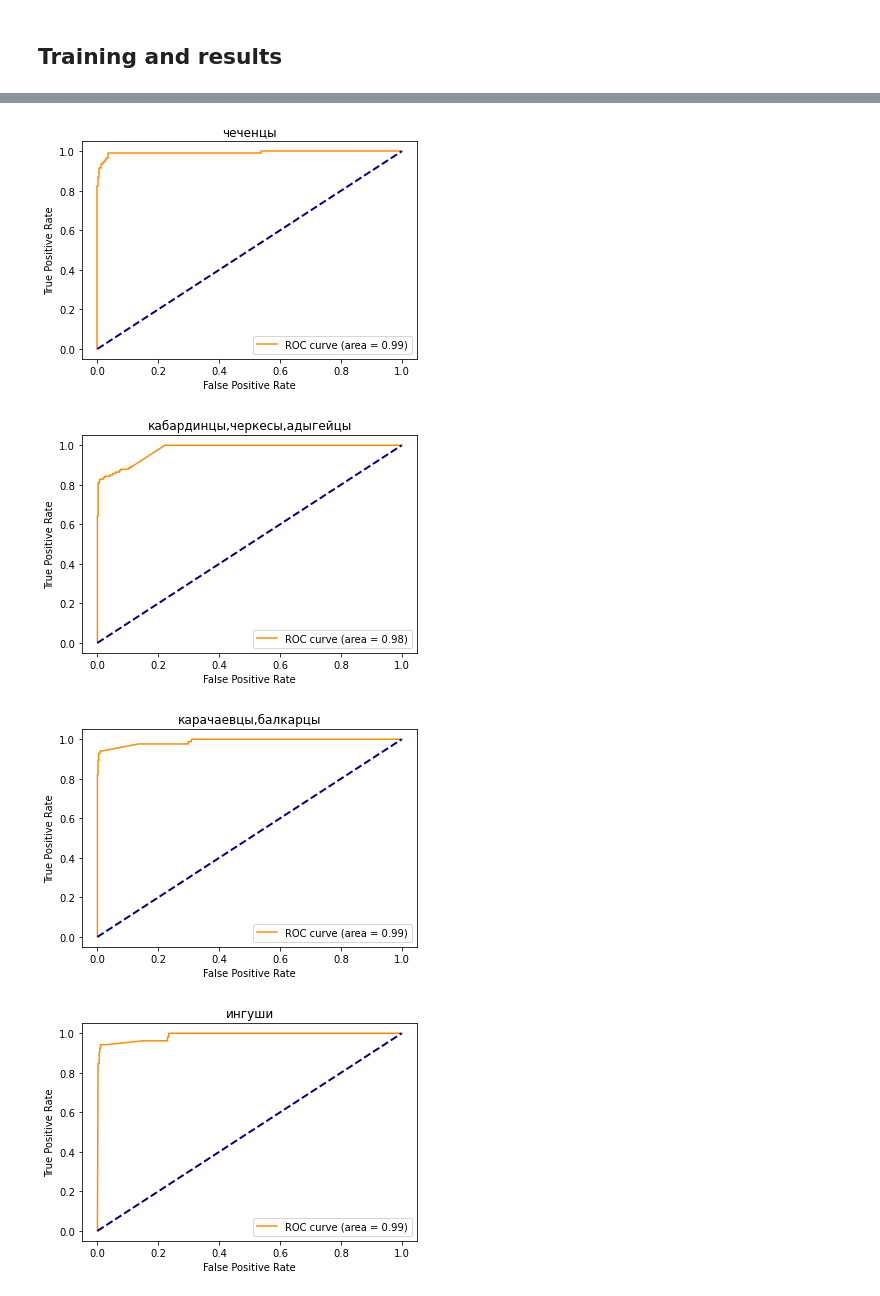
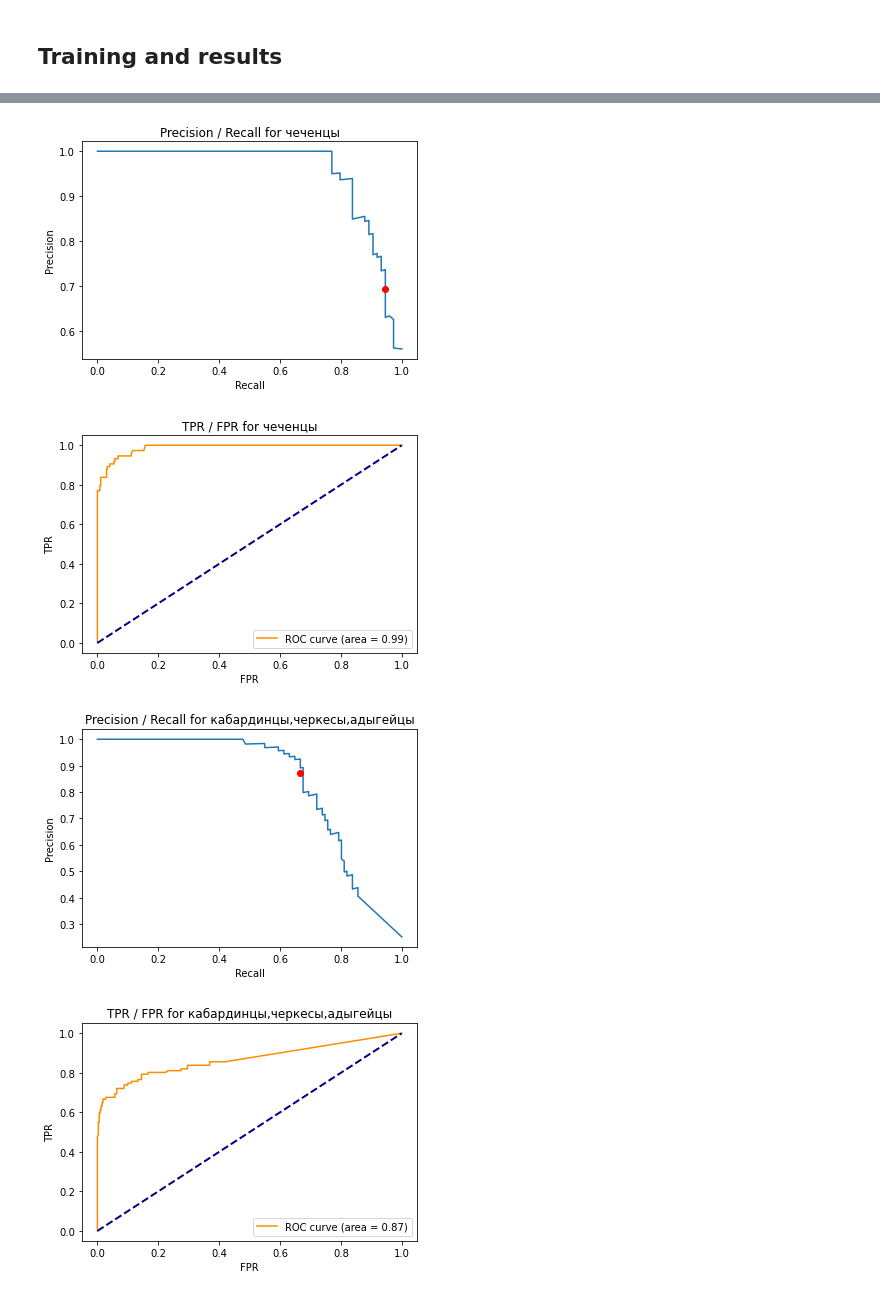
Before and after one commit to alexeyshmelev/genotek-nationality-analysis, a Jupyter notebook: genotek.ipynb, the cells around one changed output, grey strips where cells are left out. Drawn from its saved outputs; the diff is of its cells as text; code cells hidden in the pictures.

```diff
--- a/genotek.ipynb
+++ b/genotek.ipynb
@@ -160,0 +934,3 @@ weighted avg       0.78      0.52      0.56      2389
+# %%
+tr, ts, nks = get_train_test_nodes(df, 0.9)
+data, test_graphs = make_train_test_dataset(df, tr, ts, nks)
@@ -160,0 +1082,14 @@ weighted avg       0.78      0.52      0.56      2389
+# %%
+from sklearn.metrics import f1_score
+y_true = []
+y_pred = []
+
+for i in range(len(test_graphs)):
+    y_pred.append(np.argmax(F.softmax(model(test_graphs[i])[-1], dim=0).cpu().detach().numpy()))
+    y_true.append(test_graphs[i].y[-1])
+
+print(classification_report(y_true, y_pred))
+
+print(confusion_matrix(y_true, y_pred))
+
+print(f1_score(y_true, y_pred, average='weighted'))
@@ -160,0 +1298,3 @@ weighted avg       0.78      0.52      0.56      2389
+# %%
+X, y = np.ones((50, 1)), np.hstack(([0] * 45, [1] * 5))
+skf = StratifiedKFold(n_splits=3)
@@ -234,7 +1386,7 @@ def get_dataset(df, cond):
 
     return nodes_dict
 
-data = get_dataset(df, 0.71) # second number - the part of training data
+data = get_dataset(df, 0.2) # second number - the part of training data
 
 inputs = [list(i[0].values()) for i in list(data.values())]
 targets = [i[1] for i in list(data.values())]
@@ -251,7 +1403,8 @@ def rbf_kernel_safe(X, Y=None, gamma=None):
     np.exp(K, K)    # exponentiate K in-place
     return K
 
-label_prop_model = LabelSpreading(kernel=rbf_kernel_safe, max_iter=1000, tol=1e-3, n_jobs=-1, gamma=200)
+# label_prop_model = LabelSpreading(kernel=rbf_kernel_safe, max_iter=1000, tol=1e-3, n_jobs=-1, gamma=200)
+label_prop_model = LabelSpreading(kernel='knn', max_iter=1000, tol=1e-3, n_jobs=-1, n_neighbors=11, gamma=100)
 label_prop_model.fit(inputs, targets)
 predicted = label_prop_model.predict(inputs)
 
@@ -262,6 +1415,7 @@ data = get_dataset(df, 2) # second number - whatever number > 1 because we need
 targets = np.array([i[1] for i in list(data.values())])
 
 print(classification_report(targets[unlabeled_targets], predicted[unlabeled_targets]))
+cr = classification_report(targets[unlabeled_targets], predicted[unlabeled_targets], output_dict=True)
 
 cm = confusion_matrix(targets, predicted, labels=label_prop_model.classes_)
 print(cm)
@@ -279,14 +1433,24 @@ plt.savefig(r"C:\HSE\genotek\cm_nc.png", bbox_inches="tight")
 plt.show()
 
 for i in range(8):
-    fpr, tpr, _ = metrics.roc_curve(targets,  label_prop_model.predict_proba(inputs)[:, i], pos_label=i)
+    fpr, tpr, _ = metrics.roc_curve(targets[unlabeled_targets],  label_prop_model.predict_proba(inputs)[:, i][unlabeled_targets], pos_label=i)
+    pre, rec, _ = metrics.precision_recall_curve(targets[unlabeled_targets],  label_prop_model.predict_proba(inputs)[:, i][unlabeled_targets], pos_label=i)
 
     plt.clf()
-    plt.title(list(all_types_dict.keys())[i])
+    plt.title('Precision / Recall for ' + list(all_types_dict.keys())[i])
+    plt.plot(rec, pre)
+    plt.plot(cr[str(i)]['recall'], cr[str(i)]['precision'], 'ro')
+    plt.ylabel('Precision')
+    plt.xlabel('Recall')
+    plt.savefig(rf"C:\HSE\genotek\precision_recall_curves_{list(all_types_dict.keys())[i]}.png", bbox_inches="tight")
+    plt.show()
+
+    plt.clf()
+    plt.title('TPR / FPR for ' + list(all_types_dict.keys())[i])
     plt.plot(fpr, tpr, label="ROC curve (area = %0.2f)" % metrics.auc(fpr, tpr), color="darkorange")
     plt.plot([0, 1], [0, 1], color="navy", lw=2, linestyle="--")
-    plt.ylabel('True Positive Rate')
-    plt.xlabel('False Positive Rate')
+    plt.ylabel('TPR')
+    plt.xlabel('FPR')
     plt.legend(loc="lower right")
     plt.savefig(rf"C:\HSE\genotek\roc_{list(all_types_dict.keys())[i]}.png", bbox_inches="tight")
     plt.show()
@@ -313,4 +1477,4 @@ for i in range(8):
-[figure, old version]
+[figure, new version]
-[figure, old version]
+[figure, new version]
-[figure, old version]
+[figure, new version]
-[figure, old version]
+[figure, new version]
```
Also changed, not shown: parts of 54 cells of this notebook.
